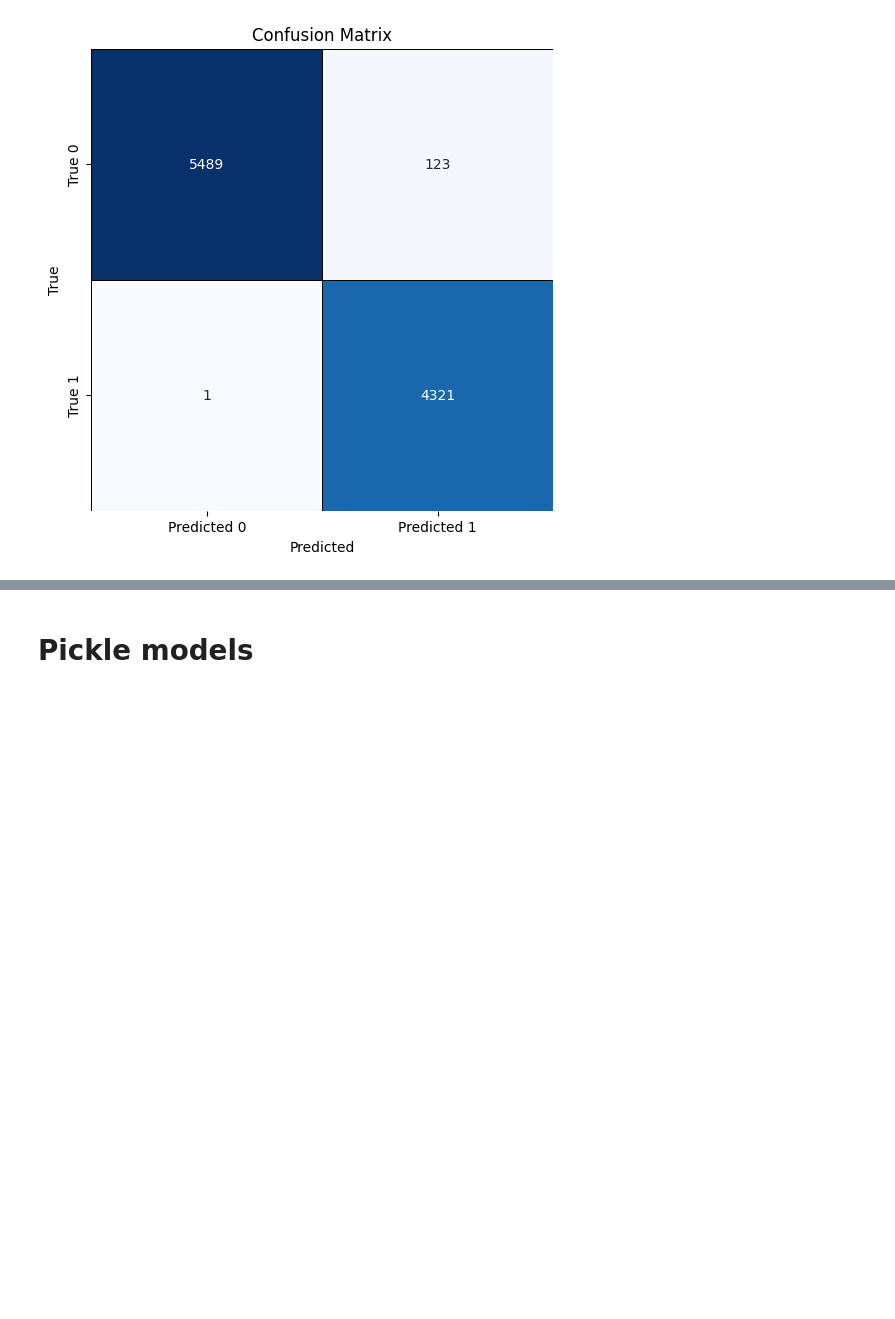
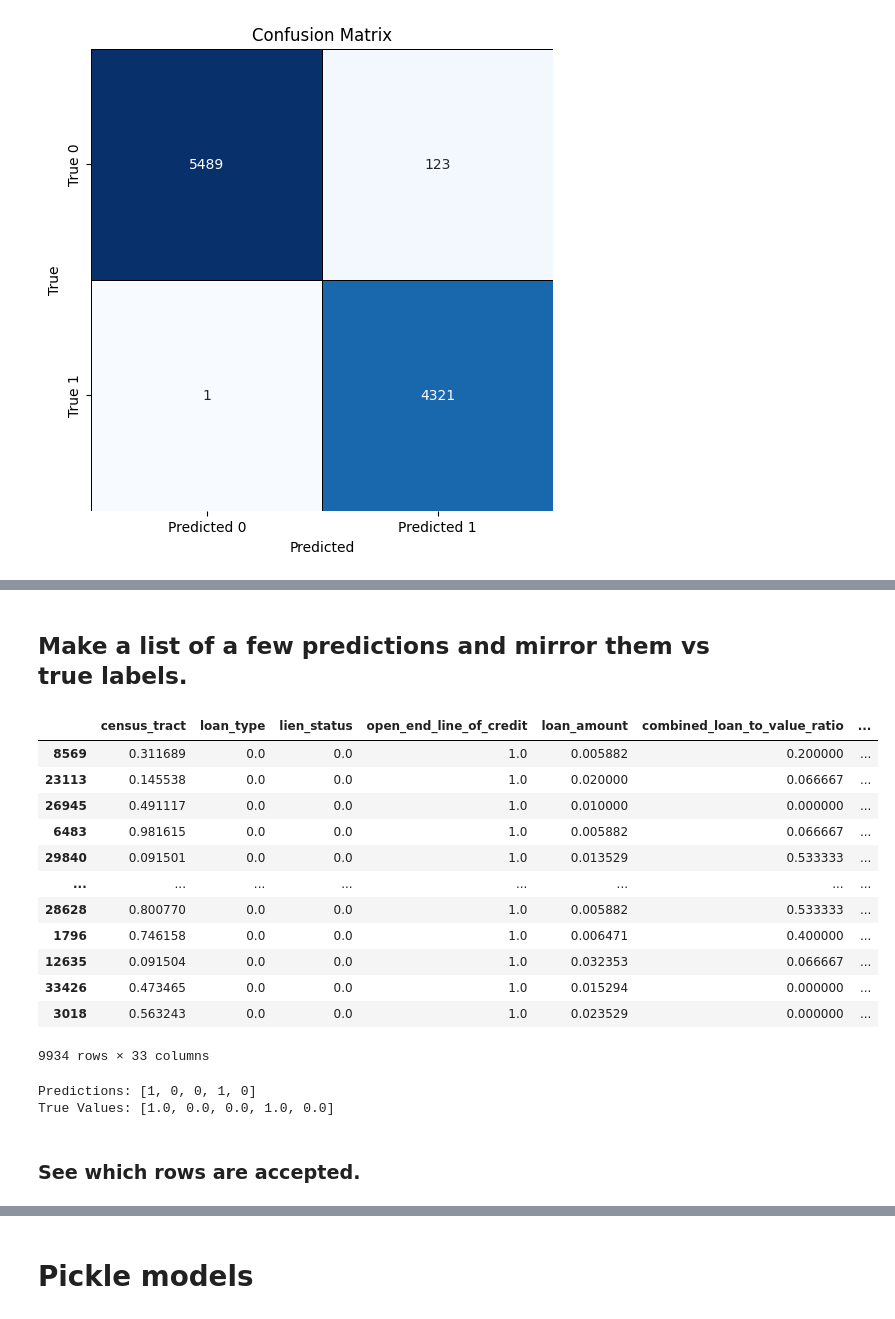
Before and after one commit to aschera/credit_risk_predictor, a Jupyter notebook: notebooks/Christinas/EDA_stepwise/15_Model_testing.ipynb, the cells around one changed output, grey strips where cells are left out. Saved outputs shown, nothing was run; the diff lists cells and outputs as text; code cells hidden in the pictures; blank space fills up the shorter version.

Commit message:
trying to make the model work. form adjustments. not yet ready.

```diff
--- a/notebooks/Christinas/EDA_stepwise/15_Model_testing.ipynb
+++ b/notebooks/Christinas/EDA_stepwise/15_Model_testing.ipynb
@@ -636,0 +760,47 @@ plt.show()
+# %% [markdown]
+## Make a list of a few predictions and mirror them vs true labels.
+# %%
+X_test
+# %% [output]
+|  | census_tract | loan_type | lien_status | open_end_line_of_credit | loan_amount | combined_loan_to_value_ratio | ... |
+| 8569 | 0.311689 | 0.0 | 0.0 | 1.0 | 0.005882 | 0.200000 | ... |
+| 23113 | 0.145538 | 0.0 | 0.0 | 1.0 | 0.020000 | 0.066667 | ... |
+| 26945 | 0.491117 | 0.0 | 0.0 | 1.0 | 0.010000 | 0.000000 | ... |
+| 6483 | 0.981615 | 0.0 | 0.0 | 1.0 | 0.005882 | 0.066667 | ... |
+| 29840 | 0.091501 | 0.0 | 0.0 | 1.0 | 0.013529 | 0.533333 | ... |
+| ... | ... | ... | ... | ... | ... | ... | ... |
+| 28628 | 0.800770 | 0.0 | 0.0 | 1.0 | 0.005882 | 0.533333 | ... |
+| 1796 | 0.746158 | 0.0 | 0.0 | 1.0 | 0.006471 | 0.400000 | ... |
+| 12635 | 0.091504 | 0.0 | 0.0 | 1.0 | 0.032353 | 0.066667 | ... |
+| 33426 | 0.473465 | 0.0 | 0.0 | 1.0 | 0.015294 | 0.000000 | ... |
+| 3018 | 0.563243 | 0.0 | 0.0 | 1.0 | 0.023529 | 0.000000 | ... |
+9934 rows × 33 columns
+# %%
+# Initialize lists to store predictions and true values
+predictions = []
+true_values = []
+
+def make_predictions(xgb_model1, X_test, y_test, num_predictions=5):
+    # Make predictions for the test dataset
+    for _, testX in X_test.iterrows():
+        yhat = xgb_model1.predict([testX.values])  # Make a one-step prediction
+        predictions.append(yhat[0])  # Store the prediction
+
+    # Make predictions for the true values
+    for true_value in y_test:
+        true_values.append(true_value)  # Store the true value
+
+    # Return lists of predictions and true values
+    return predictions[:num_predictions], true_values[:num_predictions]
+
+# Example usage:
+preds, true_vals = make_predictions(xgb_model1, X_test, y_test, num_predictions=5)
+
+# Display the results
+print("Predictions:", preds)
+print("True Values:", true_vals)
+# %% [output]
+Predictions: [1, 0, 0, 1, 0]
+True Values: [1.0, 0.0, 0.0, 1.0, 0.0]
+# %% [markdown]
+### See which rows are accepted.
```
Also changed, not shown: parts of 28 cells of this notebook, 7 other files.
